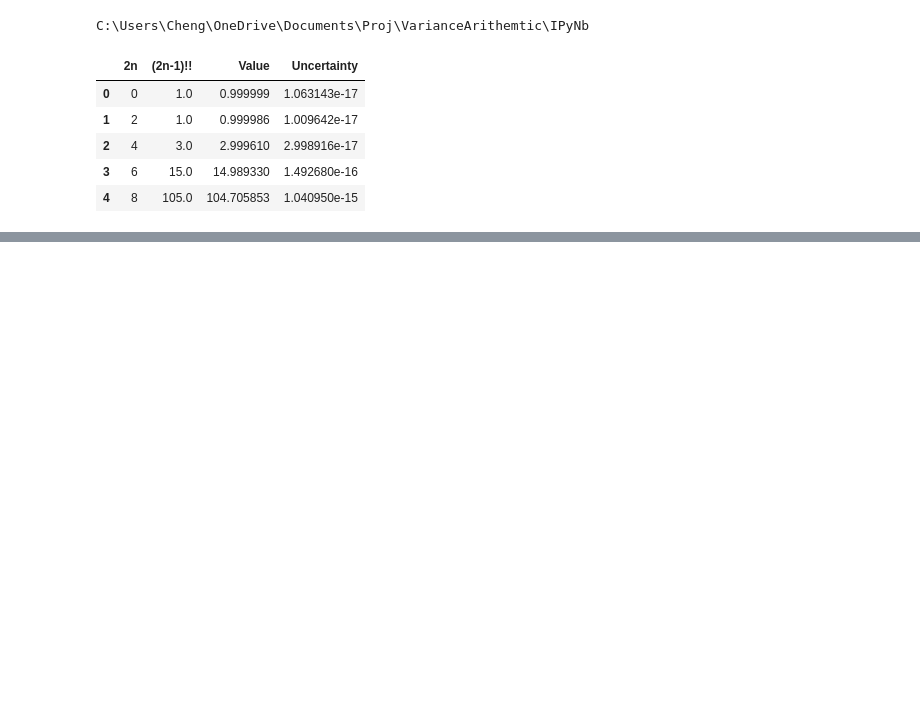
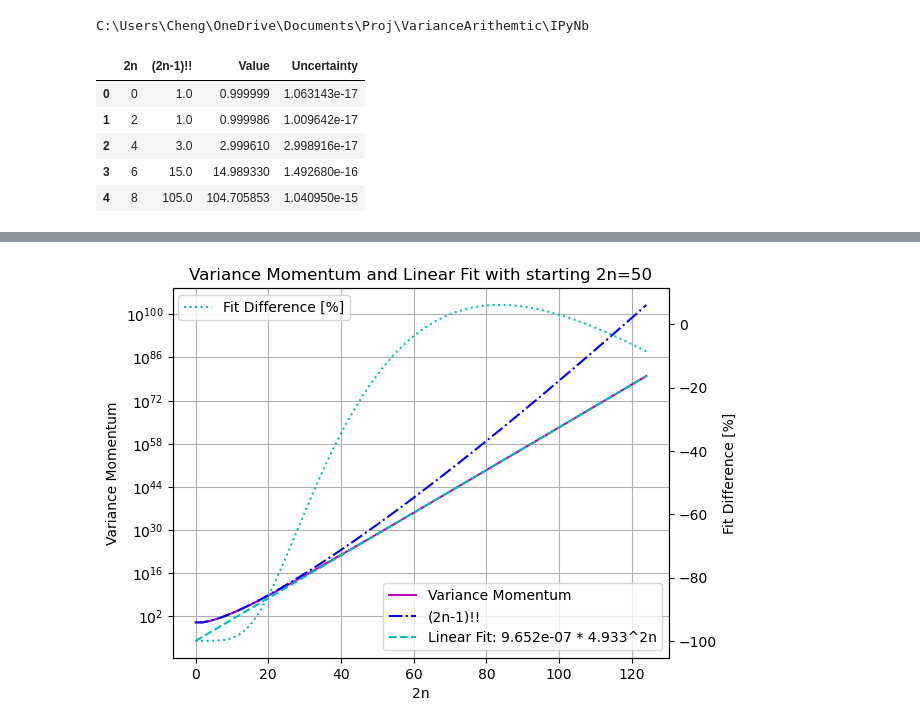
Before and after one commit to Chengpu0707/VarianceArithmetic, a Jupyter notebook: IPyNb/Momentum.ipynb, the cells around one changed output, grey strips where cells are left out. Saved outputs shown, nothing was run; the diff lists cells and outputs as text; code cells hidden in the pictures; blank space fills up the shorter version.

```diff
--- a/IPyNb/Momentum.ipynb
+++ b/IPyNb/Momentum.ipynb
@@ -34,0 +62,4 @@ df.plot(logy=True, grid=True, title='Variance Momentum', style={'Linear Fit': 'b
+# %%
+LinearFit(50)
+# %% [output]
+[figure, added]
```
Also changed, not shown: parts of 9 cells of this notebook, 30 other files.
